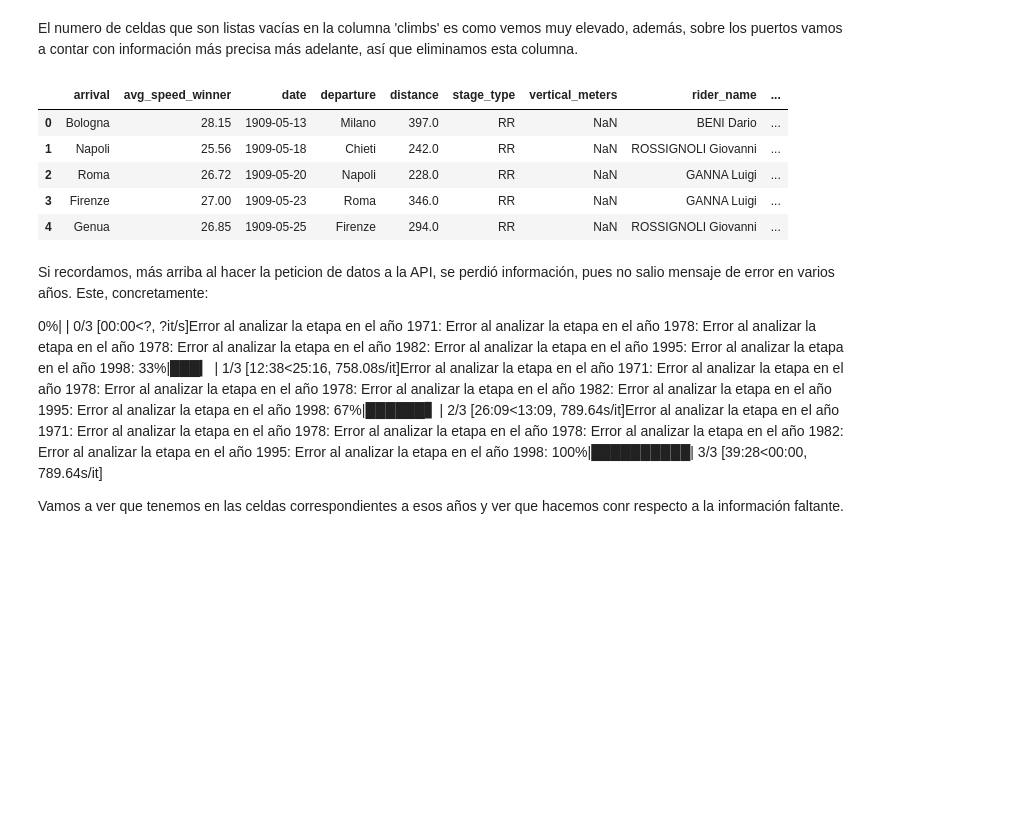
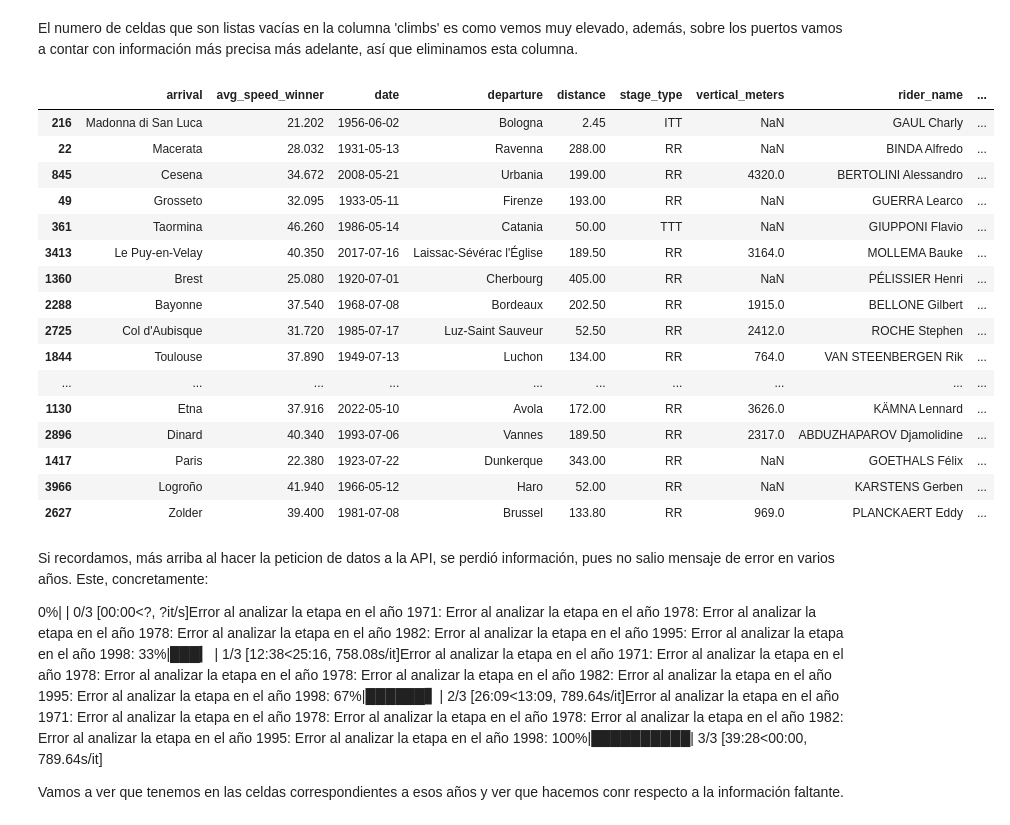
Before and after one commit to Rcm89/Proyecto5-RecorridosCiclsitas, a Jupyter notebook: notebooks/api-procyclingstats.ipynb, the cells around one changed output. Cells and saved outputs as stored; diff of their text form; code cells hidden in the pictures; blank space fills up the shorter version.

```diff
--- a/notebooks/api-procyclingstats.ipynb
+++ b/notebooks/api-procyclingstats.ipynb
@@ -384,15 +445,26 @@ np.int64(4432)
 El numero de celdas que son listas vacías en la columna 'climbs' es como vemos muy elevado, además, sobre los puertos vamos a contar con información más precisa más adelante, así que eliminamos esta columna.
 # %%
 df_etapas = df_etapas.drop(columns=['climbs'])
-# %%
-df_etapas.head()
-# %% [output]
-|  | arrival | avg_speed_winner | date | departure | distance | stage_type | vertical_meters | rider_name | ... |
-| 0 | Bologna | 28.15 | 1909-05-13 | Milano | 397.0 | RR | NaN | BENI Dario | ... |
-| 1 | Napoli | 25.56 | 1909-05-18 | Chieti | 242.0 | RR | NaN | ROSSIGNOLI Giovanni | ... |
-| 2 | Roma | 26.72 | 1909-05-20 | Napoli | 228.0 | RR | NaN | GANNA Luigi | ... |
-| 3 | Firenze | 27.00 | 1909-05-23 | Roma | 346.0 | RR | NaN | GANNA Luigi | ... |
-| 4 | Genua | 26.85 | 1909-05-25 | Firenze | 294.0 | RR | NaN | ROSSIGNOLI Giovanni | ... |
+# %%
+df_etapas.sample(25)
+# %% [output]
+|  | arrival | avg_speed_winner | date | departure | distance | stage_type | vertical_meters | rider_name | ... |
+| 216 | Madonna di San Luca | 21.202 | 1956-06-02 | Bologna | 2.45 | ITT | NaN | GAUL Charly | ... |
+| 22 | Macerata | 28.032 | 1931-05-13 | Ravenna | 288.00 | RR | NaN | BINDA Alfredo | ... |
+| 845 | Cesena | 34.672 | 2008-05-21 | Urbania | 199.00 | RR | 4320.0 | BERTOLINI Alessandro | ... |
+| 49 | Grosseto | 32.095 | 1933-05-11 | Firenze | 193.00 | RR | NaN | GUERRA Learco | ... |
+| 361 | Taormina | 46.260 | 1986-05-14 | Catania | 50.00 | TTT | NaN | GIUPPONI Flavio | ... |
+| 3413 | Le Puy-en-Velay | 40.350 | 2017-07-16 | Laissac-Sévérac l'Église | 189.50 | RR | 3164.0 | MOLLEMA Bauke | ... |
+| 1360 | Brest | 25.080 | 1920-07-01 | Cherbourg | 405.00 | RR | NaN | PÉLISSIER Henri | ... |
+| 2288 | Bayonne | 37.540 | 1968-07-08 | Bordeaux | 202.50 | RR | 1915.0 | BELLONE Gilbert | ... |
+| 2725 | Col d'Aubisque | 31.720 | 1985-07-17 | Luz-Saint Sauveur | 52.50 | RR | 2412.0 | ROCHE Stephen | ... |
+| 1844 | Toulouse | 37.890 | 1949-07-13 | Luchon | 134.00 | RR | 764.0 | VAN STEENBERGEN Rik | ... |
+| ... | ... | ... | ... | ... | ... | ... | ... | ... | ... |
+| 1130 | Etna | 37.916 | 2022-05-10 | Avola | 172.00 | RR | 3626.0 | KÄMNA Lennard | ... |
+| 2896 | Dinard | 40.340 | 1993-07-06 | Vannes | 189.50 | RR | 2317.0 | ABDUZHAPAROV Djamolidine | ... |
+| 1417 | Paris | 22.380 | 1923-07-22 | Dunkerque | 343.00 | RR | NaN | GOETHALS Félix | ... |
+| 3966 | Logroño | 41.940 | 1966-05-12 | Haro | 52.00 | RR | NaN | KARSTENS Gerben | ... |
+| 2627 | Zolder | 39.400 | 1981-07-08 | Brussel | 133.80 | RR | 969.0 | PLANCKAERT Eddy | ... |
 # %%
 # Transformamos la columna fecha de 'Object' a 'datetime'
 df_etapas['date'] = pd.to_datetime(df_etapas['date'])
```
Also changed, not shown: parts of 10 cells of this notebook.
